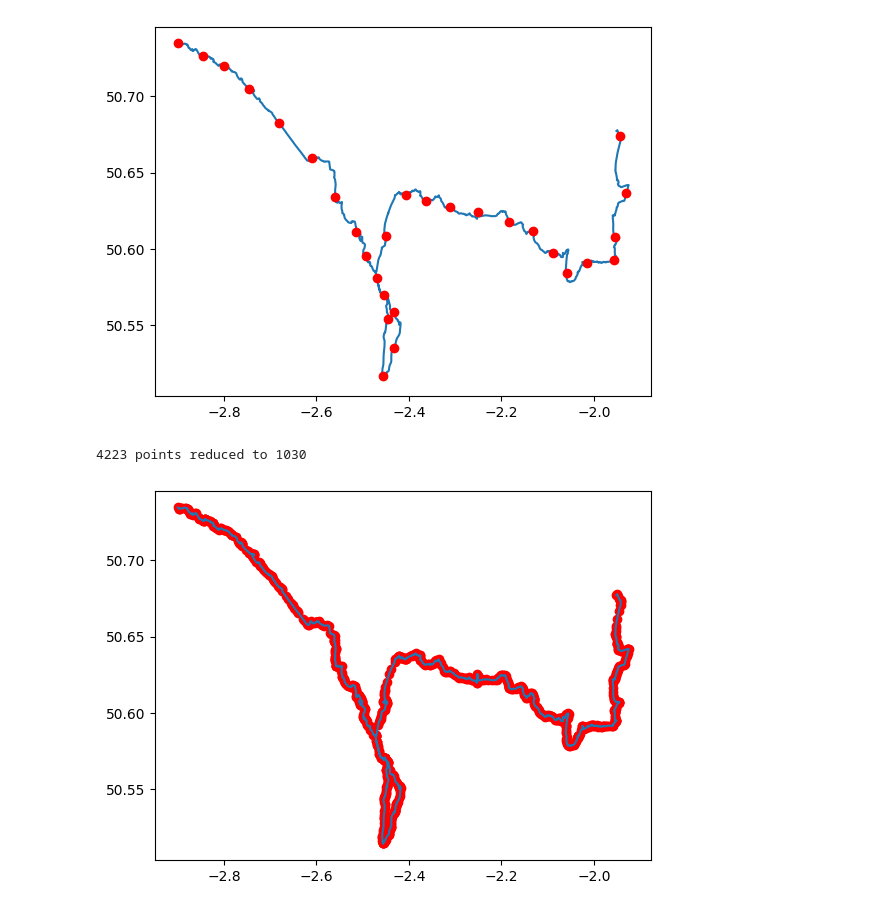
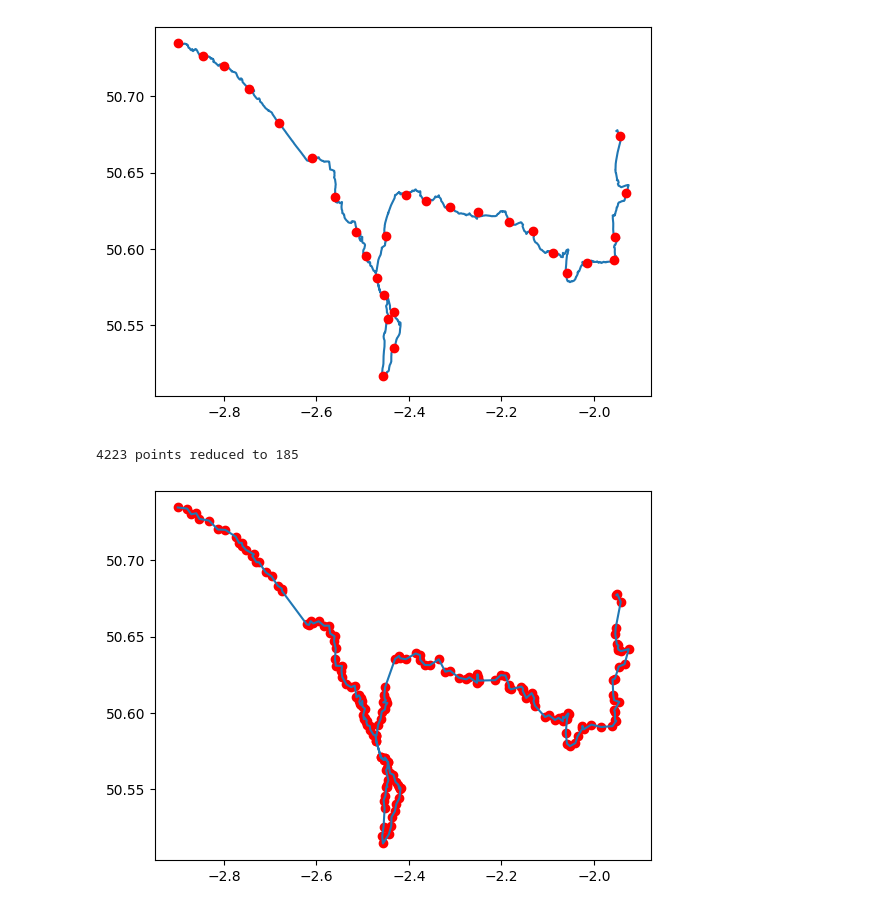
Before and after one commit to bryaanabraham/Wandering_Guardian, a Jupyter notebook: GPS_preprocessing/GPS_Data_Preprocessing.ipynb, the cells around one changed output. Saved outputs shown, nothing was run; the diff lists cells and outputs as text; code cells hidden in the pictures.

```diff
--- a/GPS_preprocessing/GPS_Data_Preprocessing.ipynb
+++ b/GPS_preprocessing/GPS_Data_Preprocessing.ipynb
@@ -64,10 +64,10 @@ plt.plot(coords['lon'].values[::150], coords['lat'].values[::150], 'ro')
 [<matplotlib.lines.Line2D at 0x...>]
 [figure]
 # %%
-simple_coords = rdp(coords[['lon', 'lat']].values, epsilon = 1e-4)
+simple_coords = rdp(coords[['lon', 'lat']].values, epsilon = 1e-3)
 print("{} points reduced to {}".format(coords.shape[0], simple_coords.shape[0]))
 plt.plot(simple_coords[:,0], simple_coords[:,1],'ro')
 plt.plot(simple_coords[:,0], simple_coords[:,1]);
 # %% [output]
-4223 points reduced to 1030
+4223 points reduced to 185
-[figure, old version]
+[figure, new version]
```
Also changed, not shown: parts of 2 cells of this notebook.
